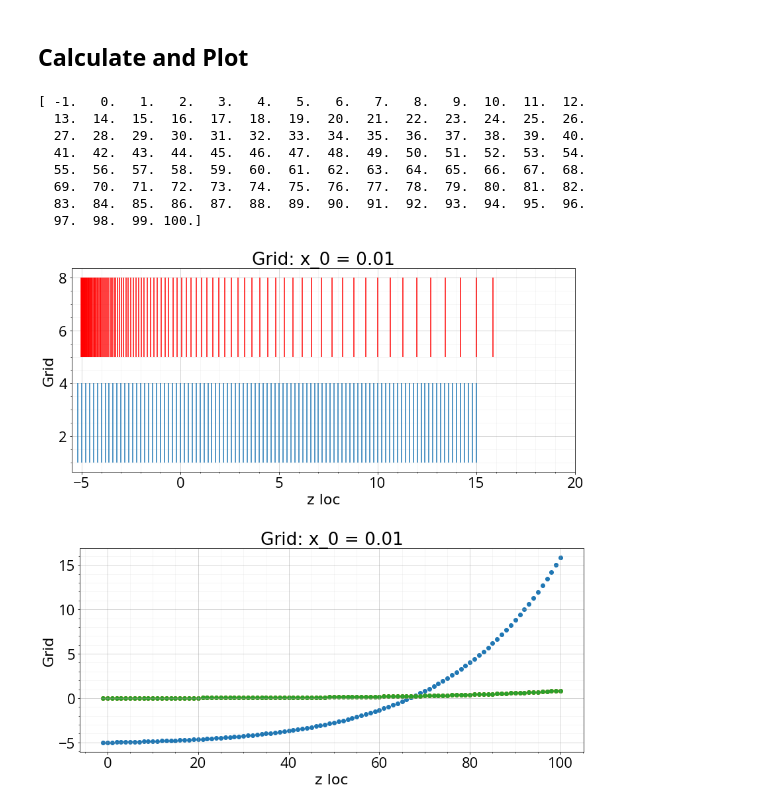
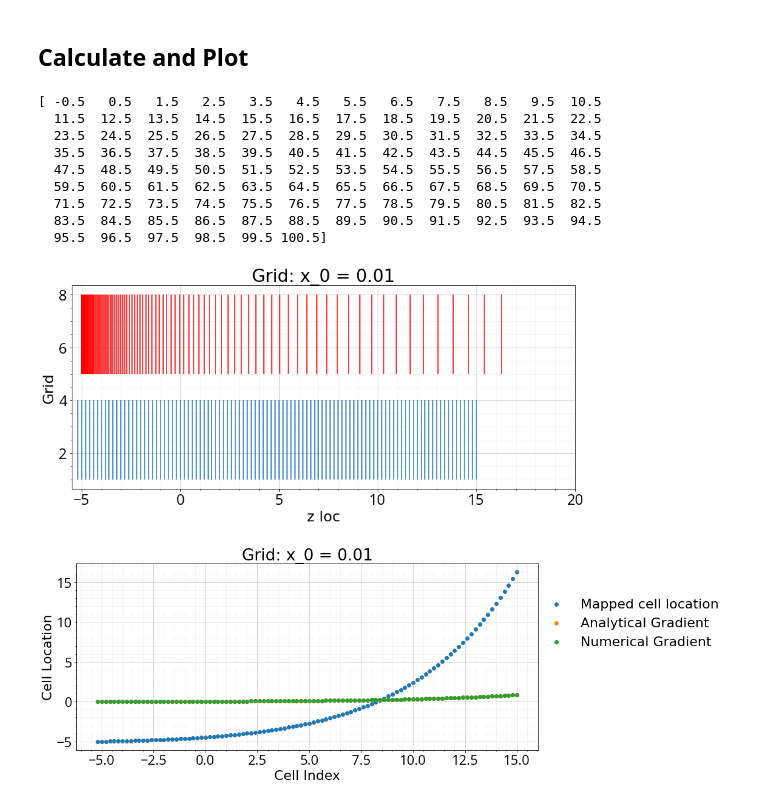
Before and after one commit to lawrenceccheung/AMRWind_RANSBC, a Jupyter notebook: ExpScaling_function.ipynb, the cells around one changed output. Drawn from its saved outputs; the diff is of its cells as text; code cells hidden in the pictures.

```diff
--- a/ExpScaling_function.ipynb
+++ b/ExpScaling_function.ipynb
@@ -46,20 +46,21 @@ z_const = np.arange(prob_lo-dz, prob_hi+dz, dz)
 
 N = H/dz
 R = -np.log(((N-1)*delta0/H))/(N-2)
-i = (z_const-prob_lo)/dz
+i = (z_const+0.5*dz-prob_lo)/dz
 
 z_map = prob_lo + delta0*i*np.exp(R*(i-1))
 
 print(i)
 # %% [output]
-[ -1.   0.   1.   2.   3.   4.   5.   6.   7.   8.   9.  10.  11.  12.
-  13.  14.  15.  16.  17.  18.  19.  20.  21.  22.  23.  24.  25.  26.
-  27.  28.  29.  30.  31.  32.  33.  34.  35.  36.  37.  38.  39.  40.
-  41.  42.  43.  44.  45.  46.  47.  48.  49.  50.  51.  52.  53.  54.
-  55.  56.  57.  58.  59.  60.  61.  62.  63.  64.  65.  66.  67.  68.
-  69.  70.  71.  72.  73.  74.  75.  76.  77.  78.  79.  80.  81.  82.
-  83.  84.  85.  86.  87.  88.  89.  90.  91.  92.  93.  94.  95.  96.
-  97.  98.  99. 100.]
+[ -0.5   0.5   1.5   2.5   3.5   4.5   5.5   6.5   7.5   8.5   9.5  10.5
+  11.5  12.5  13.5  14.5  15.5  16.5  17.5  18.5  19.5  20.5  21.5  22.5
+  23.5  24.5  25.5  26.5  27.5  28.5  29.5  30.5  31.5  32.5  33.5  34.5
+  35.5  36.5  37.5  38.5  39.5  40.5  41.5  42.5  43.5  44.5  45.5  46.5
+  47.5  48.5  49.5  50.5  51.5  52.5  53.5  54.5  55.5  56.5  57.5  58.5
+  59.5  60.5  61.5  62.5  63.5  64.5  65.5  66.5  67.5  68.5  69.5  70.5
+  71.5  72.5  73.5  74.5  75.5  76.5  77.5  78.5  79.5  80.5  81.5  82.5
+  83.5  84.5  85.5  86.5  87.5  88.5  89.5  90.5  91.5  92.5  93.5  94.5
+  95.5  96.5  97.5  98.5  99.5 100.5]
 # %%
 fig, ax = plt.subplots(1,1,figsize=(12,6))
 
@@ -74,24 +75,24 @@ ax.set_xlim([-5.5,20])
 
 pf.showplotone(fig,ax,1.23,22)
 # %% [output]
-[figure, old version]
+[figure, new version]
 # %%
 fig, ax = plt.subplots(1,1,figsize=(12,6))
 
 
 z_map_grad = (delta0)*(i*R+1)*np.exp(R*(i-1))
 numerical_grad = np.gradient(z_map)
 
-ax.scatter(i,z_map)
-ax.scatter(i,z_map_grad)
-ax.scatter(i,numerical_grad)
+ax.scatter(z_const,z_map, label="Mapped cell location")
+ax.scatter(z_const,z_map_grad, label="Analytical Gradient")
+ax.scatter(z_const,numerical_grad, label="Numerical Gradient")
 
-ax.set_ylabel("Grid")
-ax.set_xlabel("z loc")
+ax.set_ylabel("Cell Location")
+ax.set_xlabel("Cell Index")
 ax.set_title("Grid: x_0 = " + str(np.round(delta0,3)))
 
 #ax.set_xlim([90,100])
 
-pf.showplotone(fig,ax,1.23,22)
+pf.showplotone(fig,ax,1.34,22)
 # %% [output]
-[figure, old version]
+[figure, new version]
```
